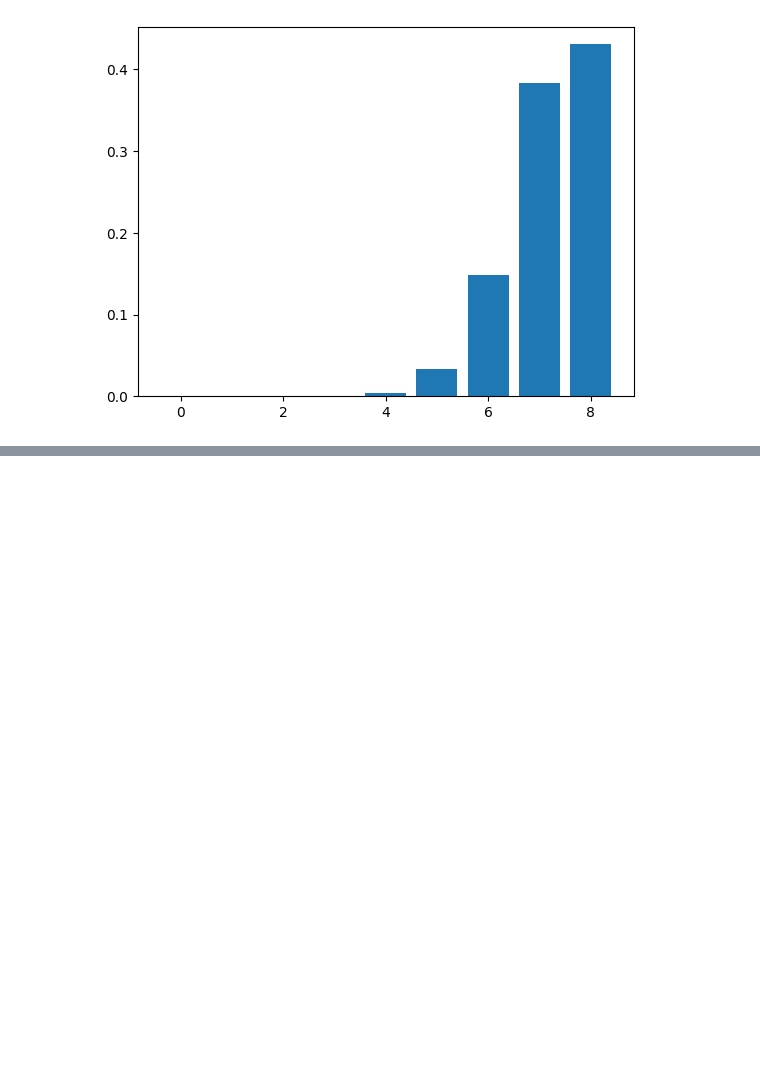
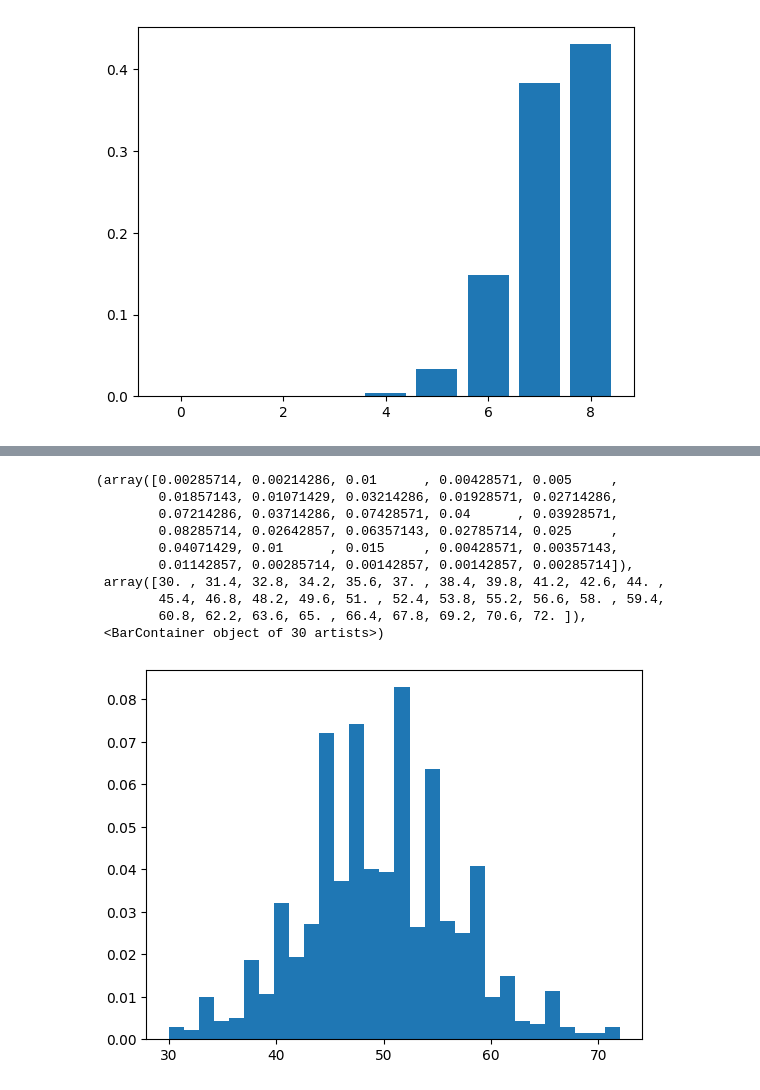
Before and after one commit to AppelEater/P10masters, a Jupyter notebook: investigation_of_demand_over_time_prediction.ipynb, the cells around one changed output, grey strips where cells are left out. Saved outputs shown, nothing was run; the diff lists cells and outputs as text; code cells hidden in the pictures; blank space fills up the shorter version.

```diff
--- a/investigation_of_demand_over_time_prediction.ipynb
+++ b/investigation_of_demand_over_time_prediction.ipynb
@@ -196,0 +260,18 @@ jax.random.binomial(jax.random.PRNGKey(0), )
+# %%
+# Poisson distribution
+key = jax.random.PRNGKey(0)
+key, subkey = jax.random.split(key)
+poisson_samples = jax.random.poisson(subkey, lam=50, shape=(1000,))
+plt.hist(poisson_samples, bins=30, density=True)
+# %% [output]
+(array([0.00285714, 0.00214286, 0.01      , 0.00428571, 0.005     ,
+        0.01857143, 0.01071429, 0.03214286, 0.01928571, 0.02714286,
+        0.07214286, 0.03714286, 0.07428571, 0.04      , 0.03928571,
+        0.08285714, 0.02642857, 0.06357143, 0.02785714, 0.025     ,
+        0.04071429, 0.01      , 0.015     , 0.00428571, 0.00357143,
+        0.01142857, 0.00285714, 0.00142857, 0.00142857, 0.00285714]),
+ array([30. , 31.4, 32.8, 34.2, 35.6, 37. , 38.4, 39.8, 41.2, 42.6, 44. ,
+        45.4, 46.8, 48.2, 49.6, 51. , 52.4, 53.8, 55.2, 56.6, 58. , 59.4,
+        60.8, 62.2, 63.6, 65. , 66.4, 67.8, 69.2, 70.6, 72. ]),
+ <BarContainer object of 30 artists>)
+[figure, added]
```
Also changed, not shown: parts of 4 cells of this notebook, 3 other files.
